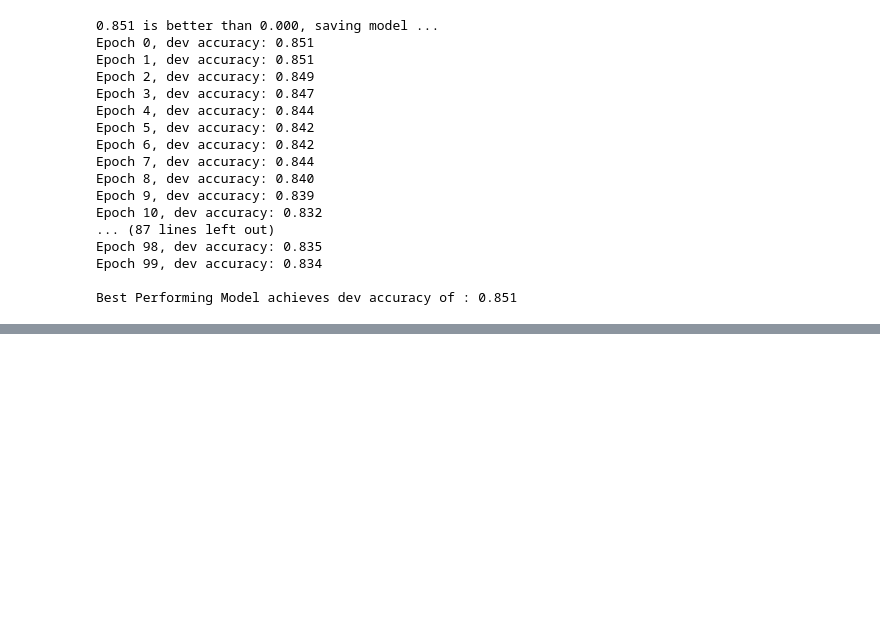
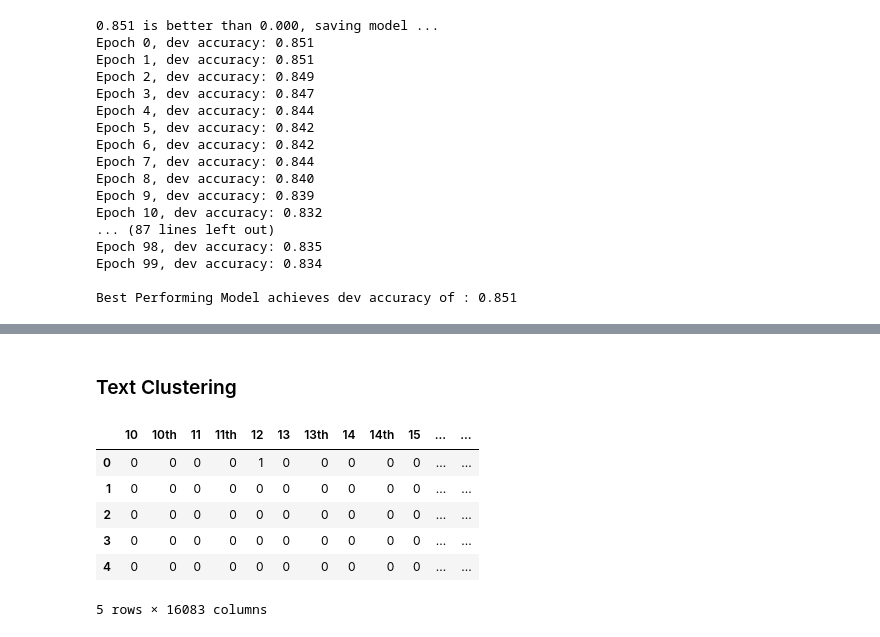
Before and after one commit to cherrycytao/MLC-FInal-Project, a Jupyter notebook: final.ipynb, the cells around one changed output, grey strips where cells are left out. Drawn from its saved outputs; the diff is of its cells as text; code cells hidden in the pictures; blank space fills up the shorter version.

```diff
--- a/final.ipynb
+++ b/final.ipynb
@@ -1151,8 +1149,8 @@ Best Performing Model achieves dev accuracy of : 0.856
 # %%
 dev_accuracies=[]
 
-for i in range(100):
-    ffnn1=FFNN_1_Hidden_Layer(1000, 2, hidden_dim=100)
+for i in range(10):
+    ffnn1=FFNN_1_Hidden_Layer(1000, 2, hidden_dim=10)
     dev_accuracy=train(ffnn1, "ffnn1.model", train_batches_x, train_batches_y, dev_batches_x, dev_batches_y)
     dev_accuracies.append(dev_accuracy)
 # %% [output]
@@ -1232,0 +1259,12 @@ Best Performing Model achieves dev accuracy of : 0.851
+# %%
+# function to exclude words from a text
+def filter(word, stopwords):
+    # no stopwords
+    if word in stopwords:
+        return False
+
+    # has to contain at least one letter
+    if re.search("[A-Za-z]", word) is not None:
+        return True
+
+    return False
@@ -1232,0 +1312,31 @@ Best Performing Model achieves dev accuracy of : 0.851
+# %%
+metadataFile="movie.metadata.tsv"
+plotFile="plot_summaries.txt"
+data, doc_names=read_docs(plotFile, metadataFile, stop_words)
+
+# create vocab from data; restrict vocab to only the top 20K terms that show up in at least 5 documents and no more than 30% of all documents
+dictionary = corpora.Dictionary(data)
+dictionary.filter_extremes(no_below=5, no_above=0.3, keep_n=20000)
+
+dictionary_tokens = dictionary.token2id
+
+x_text = [" ".join([j for j in i if j in dictionary_tokens]) for i in data]
+# %% [markdown]
+### Text Clustering
+# %%
+
+vectorizer = CountVectorizer(ngram_range = (1,1))
+vectorizer.fit(x_text)
+X = vectorizer.transform(x_text)
+
+# final_df = pd.DataFrame(data = X.toarray(), columns=vectorizer.get_feature_names_out())
+final_df = pd.DataFrame(data = X.toarray(), columns=vectorizer.get_feature_names_out())
+final_df.head()
+# %% [output]
+|  | 10 | 10th | 11 | 11th | 12 | 13 | 13th | 14 | 14th | 15 | ... | ... |
+| 0 | 0 | 0 | 0 | 0 | 1 | 0 | 0 | 0 | 0 | 0 | ... | ... |
+| 1 | 0 | 0 | 0 | 0 | 0 | 0 | 0 | 0 | 0 | 0 | ... | ... |
+| 2 | 0 | 0 | 0 | 0 | 0 | 0 | 0 | 0 | 0 | 0 | ... | ... |
+| 3 | 0 | 0 | 0 | 0 | 0 | 0 | 0 | 0 | 0 | 0 | ... | ... |
+| 4 | 0 | 0 | 0 | 0 | 0 | 0 | 0 | 0 | 0 | 0 | ... | ... |
+5 rows × 16083 columns
```
Also changed, not shown: parts of 17 cells of this notebook, 1 other file.
